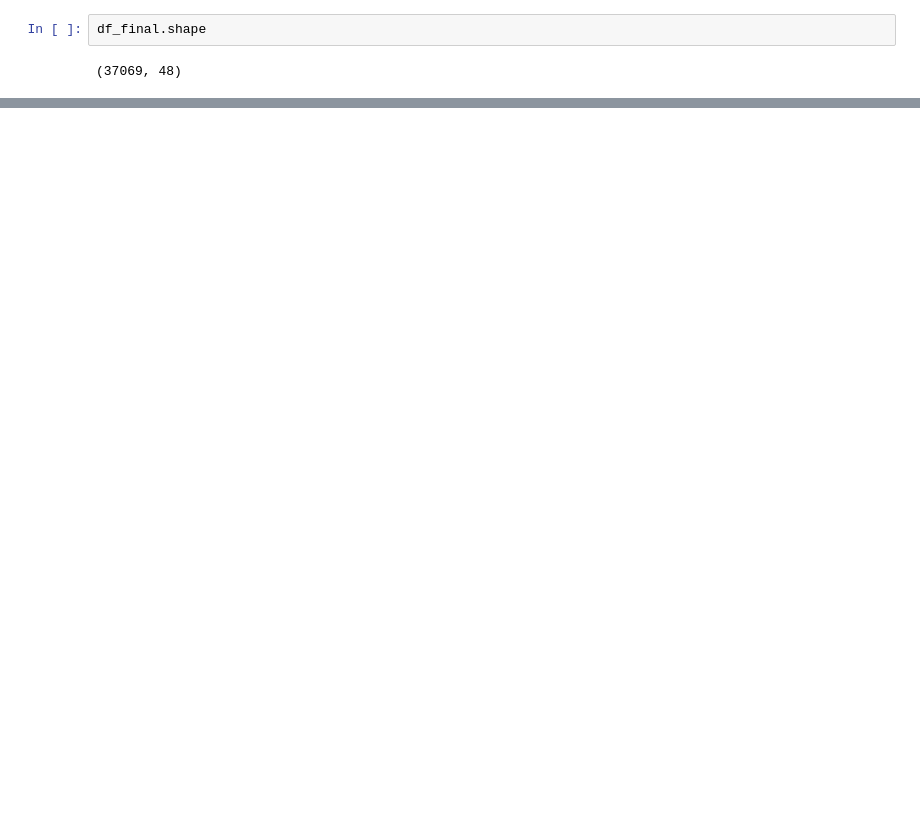
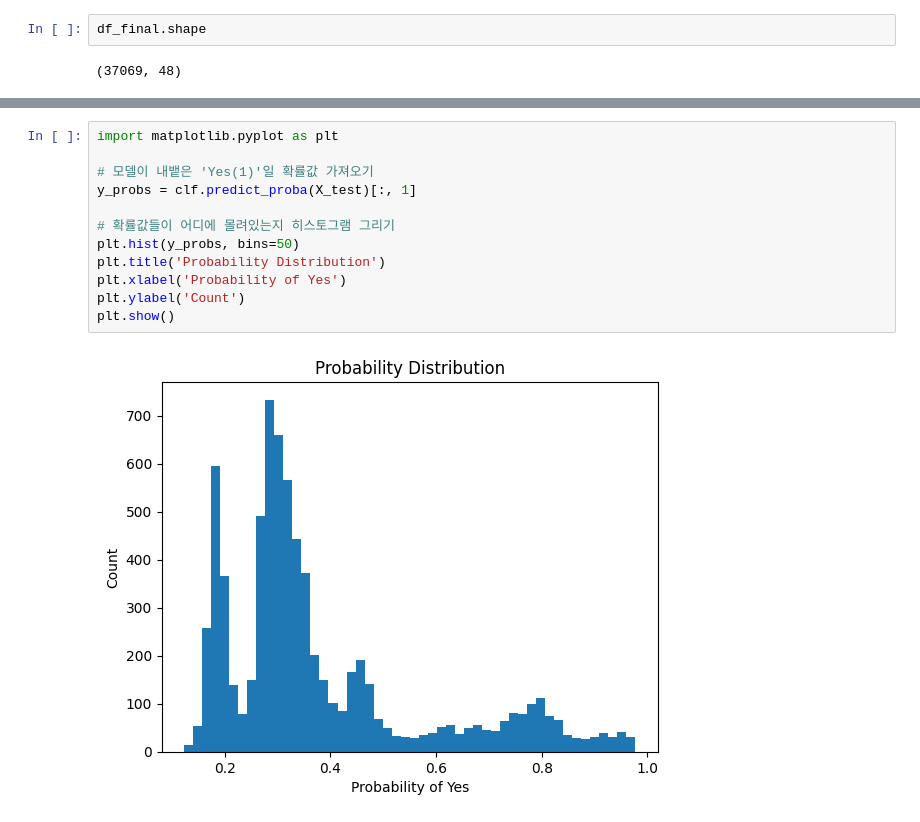
Before and after one commit to Yucheol-Son-BYUI/CSE310_W0_HelloWorld, a Jupyter notebook: notebooks/starter_bank.ipynb, the cells around one changed output, grey strips where cells are left out. Saved outputs shown, nothing was run; the diff lists cells and outputs as text; blank space fills up the shorter version.

```diff
--- a/notebooks/starter_bank.ipynb
+++ b/notebooks/starter_bank.ipynb
@@ -156,0 +213,14 @@ dtype: float64
+# %%
+import matplotlib.pyplot as plt
+
+# 모델이 내뱉은 'Yes(1)'일 확률값 가져오기
+y_probs = clf.predict_proba(X_test)[:, 1]
+
+# 확률값들이 어디에 몰려있는지 히스토그램 그리기
+plt.hist(y_probs, bins=50)
+plt.title('Probability Distribution')
+plt.xlabel('Probability of Yes')
+plt.ylabel('Count')
+plt.show()
+# %% [output]
+[figure, added]
```
Also changed, not shown: parts of 3 cells of this notebook.
